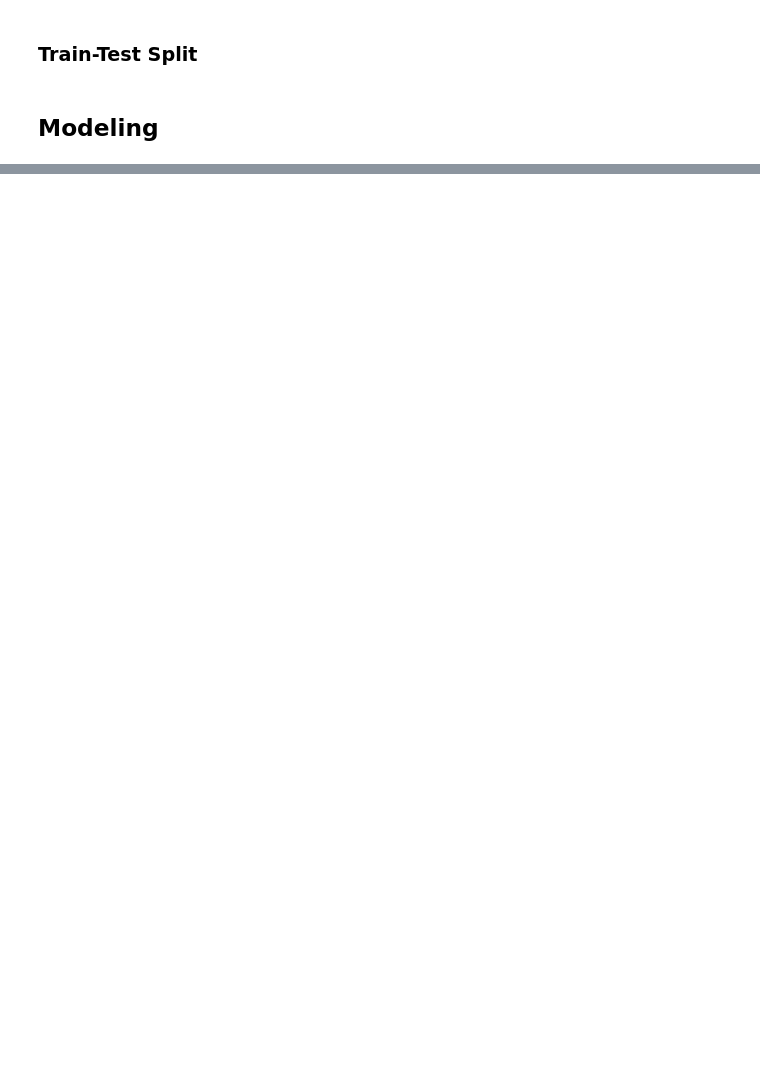
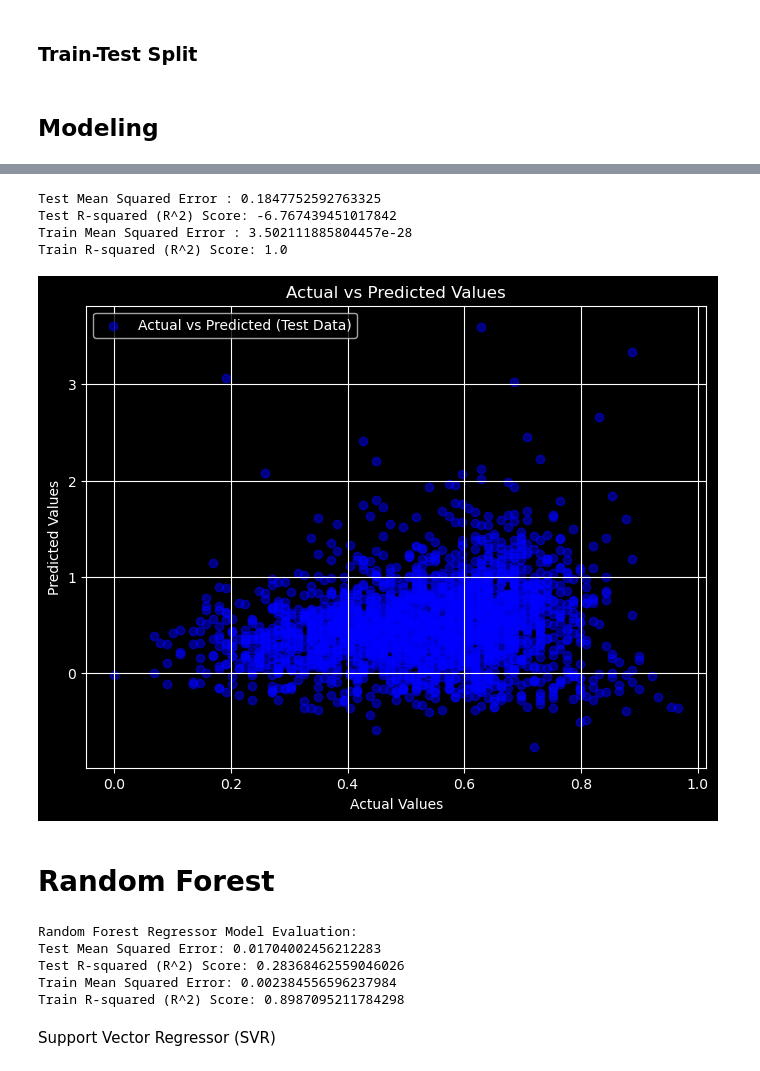
Before and after one commit to marwa9975/CODSOFT_DS02_Movie-Rating-Prediction-with-Python, a Jupyter notebook: index.ipynb, the cells around one changed output, grey strips where cells are left out. Saved outputs shown, nothing was run; the diff lists cells and outputs as text; code cells hidden in the pictures; blank space fills up the shorter version.

```diff
--- a/index.ipynb
+++ b/index.ipynb
@@ -532,6 +576,6 @@ X_final.head()
 # %%
 # Split the data into training and testing data
 
-X_train, X_test, y_train, y_test = train_test_split(X_final, y, test_size=0.2, random_state=42)
+X_train, X_test, y_train, y_test = train_test_split(X_final, y, test_size=0.3, random_state=42)
 # %% [markdown]
 ## Modeling
@@ -537,0 +585,72 @@ X_train, X_test, y_train, y_test = train_test_split(X_final, y, test_size=0.2, r
+# %%
+from sklearn.linear_model import LinearRegression
+
+# Create a Linear Regression model with a higher tolerance value
+lr_model = LinearRegression()
+
+# Fit the model on the training data
+lr_model.fit(X_train, y_train)
+
+# Make predictions on the test data
+y_pred_test = lr_model.predict(X_test)
+y_pred_train = lr_model.predict(X_train)
+# Evaluate the model
+mse_test = mean_squared_error(y_test, y_pred_test)
+r2_test = r2_score(y_test, y_pred_test)
+mse_train = mean_squared_error(y_train, y_pred_train)
+r2_train = r2_score(y_train, y_pred_train)
+
+print(f"Test Mean Squared Error : {mse_test}")
+print(f"Test R-squared (R^2) Score: {r2_test}")
+
+print(f"Train Mean Squared Error : {mse_train}")
+print(f"Train R-squared (R^2) Score: {r2_train}")
+# %% [output]
+Test Mean Squared Error : 0.1847752592763325
+Test R-squared (R^2) Score: -6.767439451017842
+Train Mean Squared Error : 3.502111885804457e-28
+Train R-squared (R^2) Score: 1.0
+# %%
+# Create a scatter plot for the test data
+plt.figure(figsize=(8, 6))
+plt.scatter(y_test, y_pred_test, alpha=0.5, color='blue', label='Actual vs Predicted (Test Data)')
+plt.title('Actual vs Predicted Values')
+plt.xlabel('Actual Values')
+plt.ylabel('Predicted Values')
+plt.legend()
+plt.grid(True)
+
+# Show the plot
+plt.show()
+# %% [output]
+[figure, added]
+# %% [markdown]
+# Random Forest
+# %%
+# Create a Random Forest Regressor model
+rf_model = RandomForestRegressor(random_state=42)
+
+# Fit the model on the training data
+rf_model.fit(X_train, y_train)
+
+# Make predictions on the test data
+y_pred_test = rf_model.predict(X_test)
+y_pred_train = rf_model.predict(X_train)
+
+# Evaluate the model
+mse_test = mean_squared_error(y_test, y_pred_test)
+r2_test = r2_score(y_test, y_pred_test)
+mse_train = mean_squared_error(y_train, y_pred_train)
+r2_train = r2_score(y_train, y_pred_train)
+
+print("Random Forest Regressor Model Evaluation:")
+print(f"Test Mean Squared Error: {mse_test}")
+print(f"Test R-squared (R^2) Score: {r2_test}")
+print(f"Train Mean Squared Error: {mse_train}")
+print(f"Train R-squared (R^2) Score: {r2_train}")
+# %% [output]
+Random Forest Regressor Model Evaluation:
+Test Mean Squared Error: 0.01704002456212283
+Test R-squared (R^2) Score: 0.28368462559046026
+Train Mean Squared Error: 0.002384556596237984
+Train R-squared (R^2) Score: 0.8987095211784298
@@ -537,0 +682,2 @@ X_train, X_test, y_train, y_test = train_test_split(X_final, y, test_size=0.2, r
+# %% [markdown]
+Support Vector Regressor (SVR)
```
Also changed, not shown: parts of 15 cells of this notebook.
